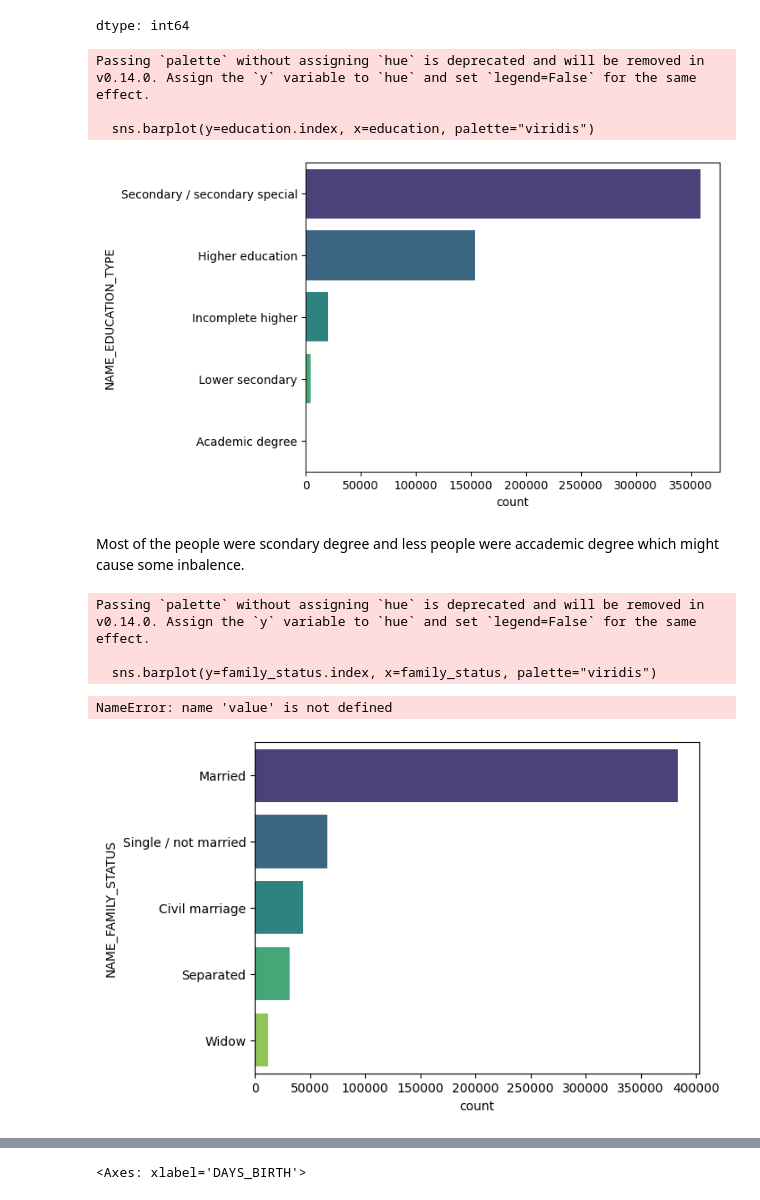
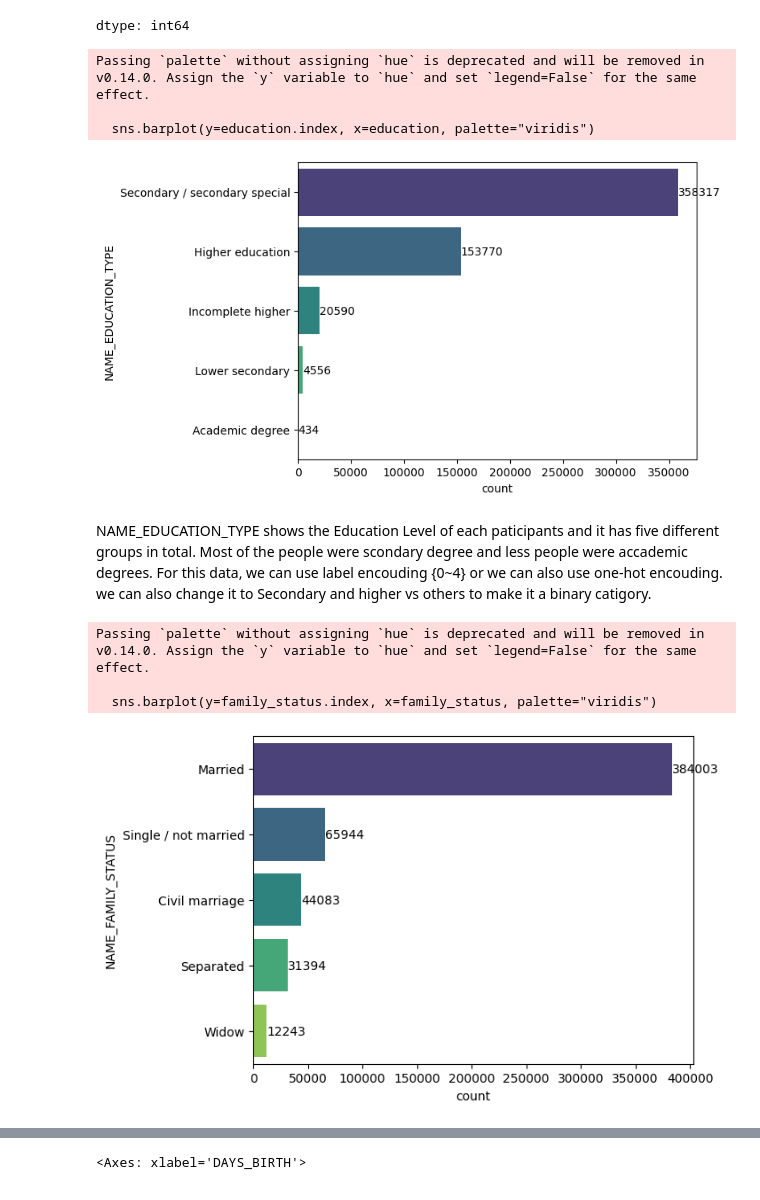
Before and after one commit to alien-traveler/CSE151A_Project, a Jupyter notebook: merged.ipynb, the cells around one changed output, grey strips where cells are left out. Saved outputs shown, nothing was run; the diff lists cells and outputs as text; code cells hidden in the pictures.

```diff
--- a/merged.ipynb
+++ b/merged.ipynb
@@ -314,26 +327,25 @@ education
 dtype: int64
 # %%
 sns.barplot(y=education.index, x=education, palette="viridis")
-# for i in range(len(education)):
-#     plt.text(value + 0.5, i, f"{education[i]}", color="black", va="center")
+for i in range(len(education)):
+    plt.text(education[i] + 0.5, i, f"{education[i]}", color="black", va="center")
 plt.show()
 # %% [output]
 Passing `palette` without assigning `hue` is deprecated and will be removed in v0.14.0. Assign the `y` variable to `hue` and set `legend=False` for the same effect.
 
   sns.barplot(y=education.index, x=education, palette="viridis")
-[figure, old version]
+[figure, new version]
 # %% [markdown]
-Most of the people were scondary degree and less people were accademic degree which might cause some inbalence.
+NAME_EDUCATION_TYPE shows the Education Level of each paticipants and it has five different groups in total. Most of the people were scondary degree and less people were accademic degrees. For this data, we can use label encouding {0~4} or we can also use one-hot encouding. we can also change it to Secondary and higher vs others to make it a binary catigory.
 # %%
 family_status = df['NAME_FAMILY_STATUS'].value_counts()
 # %%
 sns.barplot(y=family_status.index, x=family_status, palette="viridis")
 for i in range(len(family_status)):
-    plt.text(value + 0.5, i, f"{family_status[i]}", color="black", va="center")
+    plt.text(family_status[i] + 0.5, i, f"{family_status[i]}", color="black", va="center")
 plt.show()
 # %% [output]
 Passing `palette` without assigning `hue` is deprecated and will be removed in v0.14.0. Assign the `y` variable to `hue` and set `legend=False` for the same effect.
 
   sns.barplot(y=family_status.index, x=family_status, palette="viridis")
-NameError: name 'value' is not defined
-[figure, old version]
+[figure, new version]
```
Also changed, not shown: parts of 5 cells of this notebook, 1 other file.
